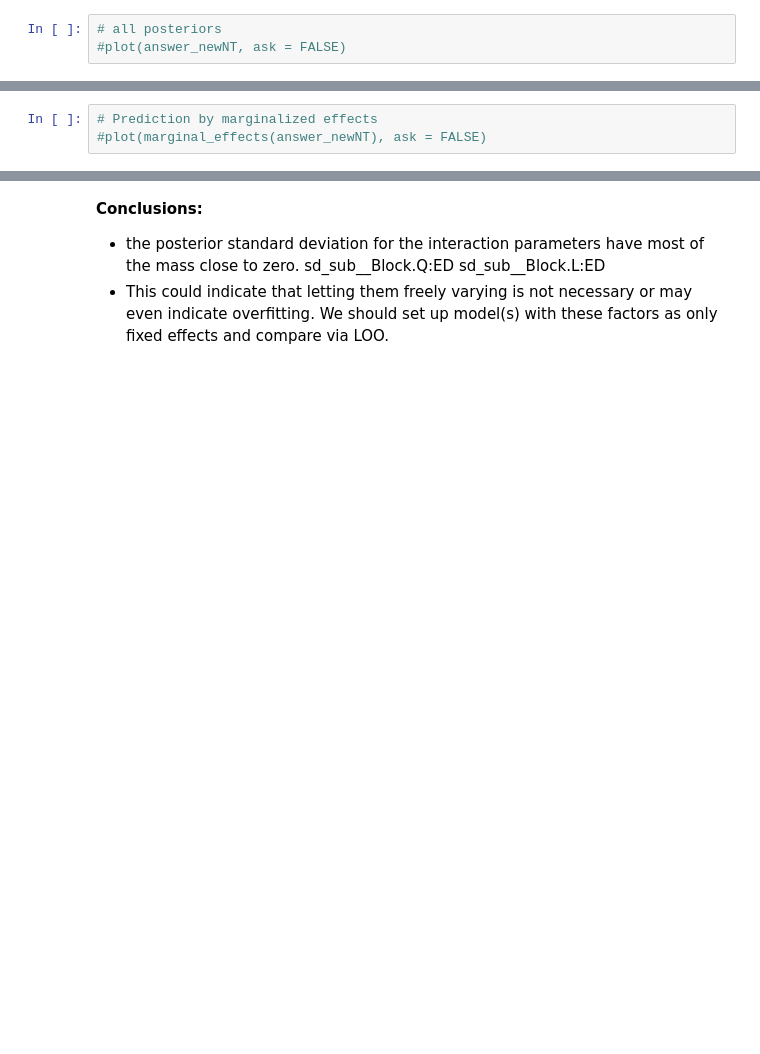
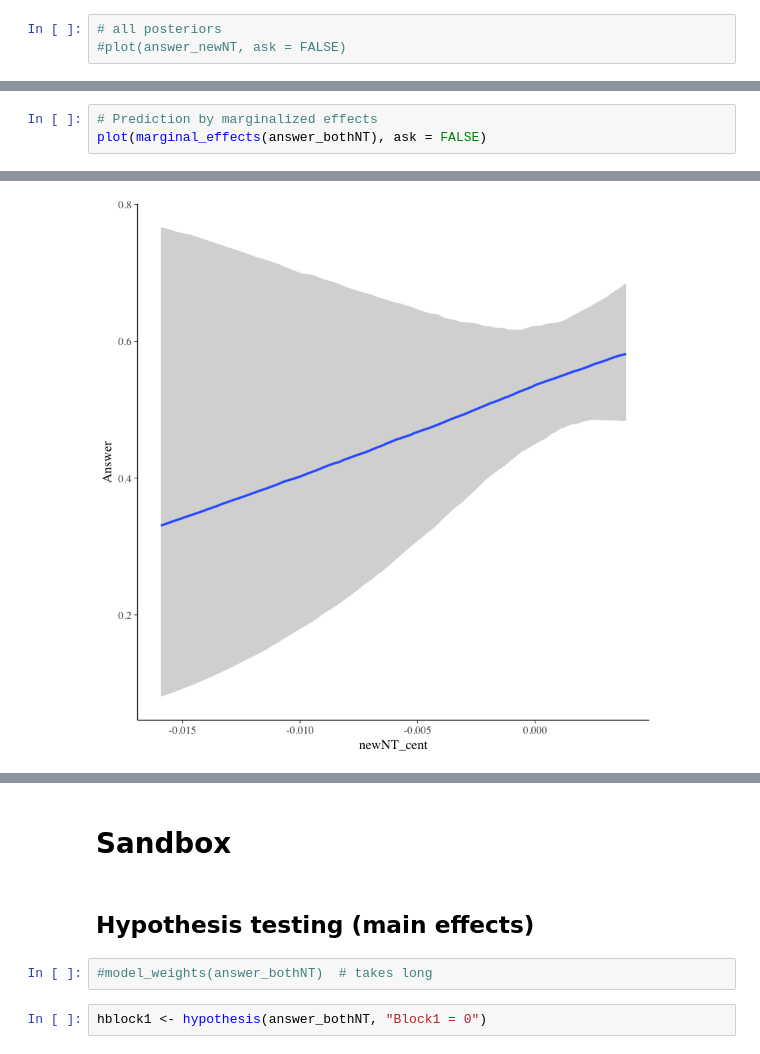
Before and after one commit to oliver-contier/ri_hmax, a Jupyter notebook: brms_analysis.ipynb, the cells around one changed output, grey strips where cells are left out. Saved outputs shown, nothing was run; the diff lists cells and outputs as text; blank space fills up the shorter version.

```diff
--- a/brms_analysis.ipynb
+++ b/brms_analysis.ipynb
@@ -246,3 +180,4 @@ According to both WAIC and LOO, the order of model fit is:
 # %%
 # Prediction by marginalized effects
-#plot(marginal_effects(answer_newNT), ask = FALSE)
+plot(marginal_effects(answer_bothNT), ask = FALSE)
+# %% [output]
@@ -248,0 +201 @@ According to both WAIC and LOO, the order of model fit is:
+[figure, added]
@@ -249,6 +211,8 @@ According to both WAIC and LOO, the order of model fit is:
-# %% [markdown]
-**Conclusions:**
-- the posterior standard deviation for the interaction parameters have most of the mass close to zero.
-            sd_sub__Block.Q:ED
-            sd_sub__Block.L:ED
-- This could indicate that letting them freely varying is not necessary or may even indicate overfitting. We should set up model(s) with these factors as only fixed effects and compare via LOO.
+# %% [markdown]
+# Sandbox
+# %% [markdown]
+## Hypothesis testing (main effects)
+# %%
+#model_weights(answer_bothNT)  # takes long
+# %%
+hblock1 <- hypothesis(answer_bothNT, "Block1 = 0")
```
Also changed, not shown: parts of 36 cells of this notebook, 1 other file.
